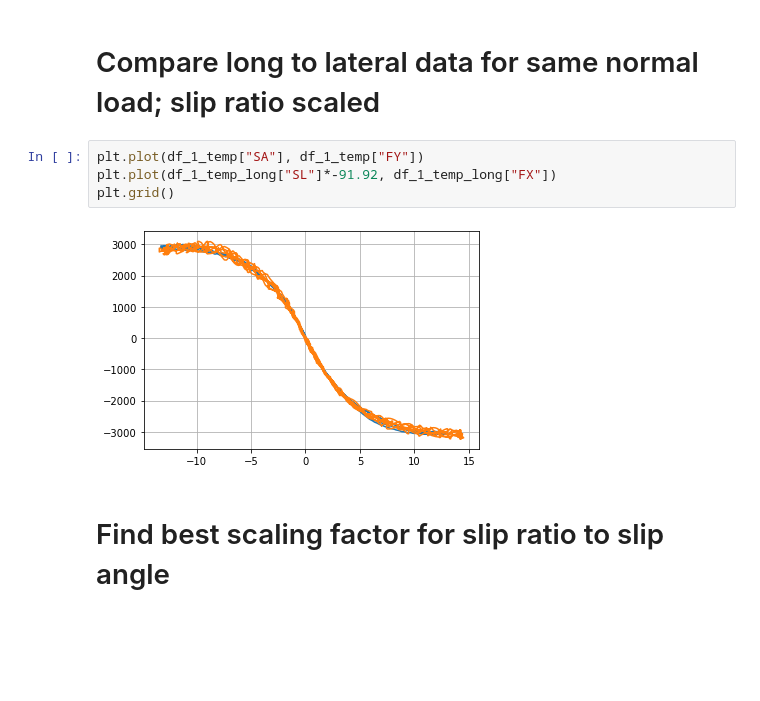
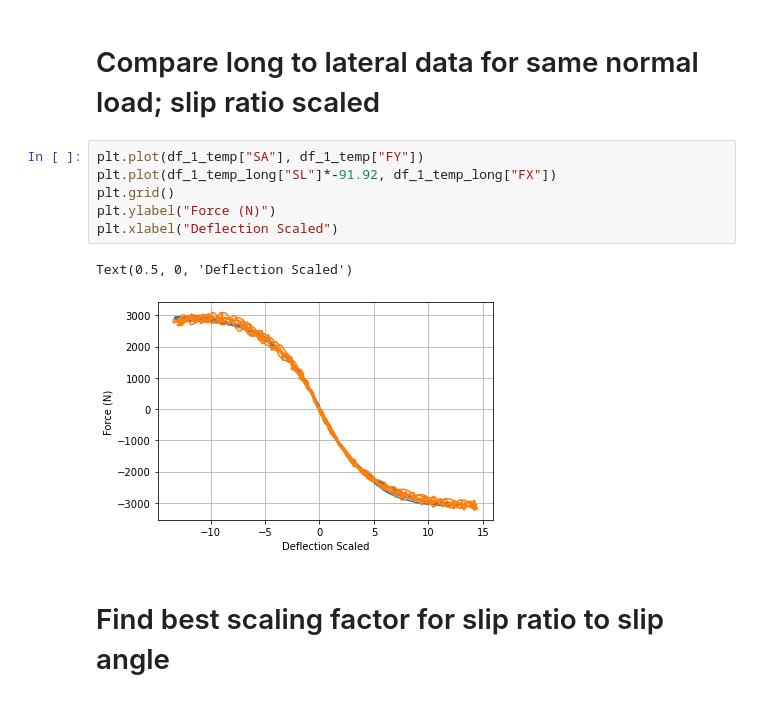
Before and after one commit to kierancoz/tire_analysis, a Jupyter notebook: tire_selection_and_analytics/determine_16in_long.ipynb, the cells around one changed output. Cells and saved outputs as stored; diff of their text form; blank space fills up the shorter version.

```diff
--- a/tire_selection_and_analytics/determine_16in_long.ipynb
+++ b/tire_selection_and_analytics/determine_16in_long.ipynb
@@ -150,9 +150,12 @@ plt.legend()
 # %%
 plt.plot(df_1_temp["SA"], df_1_temp["FY"])
 plt.plot(df_1_temp_long["SL"]*-91.92, df_1_temp_long["FX"])
 plt.grid()
+plt.ylabel("Force (N)")
+plt.xlabel("Deflection Scaled")
 # %% [output]
+Text(0.5, 0, 'Deflection Scaled')
-[figure, old version]
+[figure, new version]
 # %% [markdown]
 # Find best scaling factor for slip ratio to slip angle
 # %%
```
Also changed, not shown: parts of 2 cells of this notebook.
